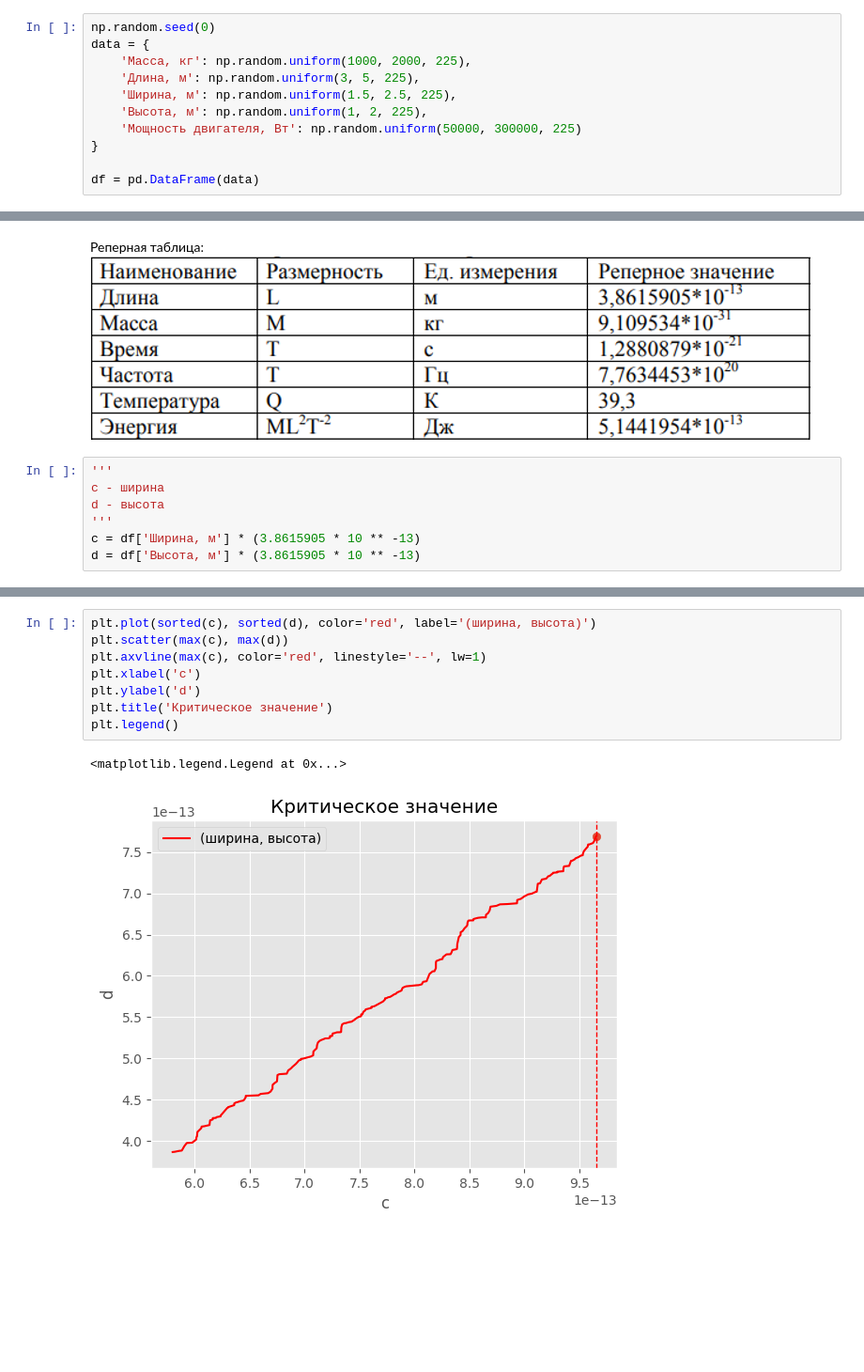
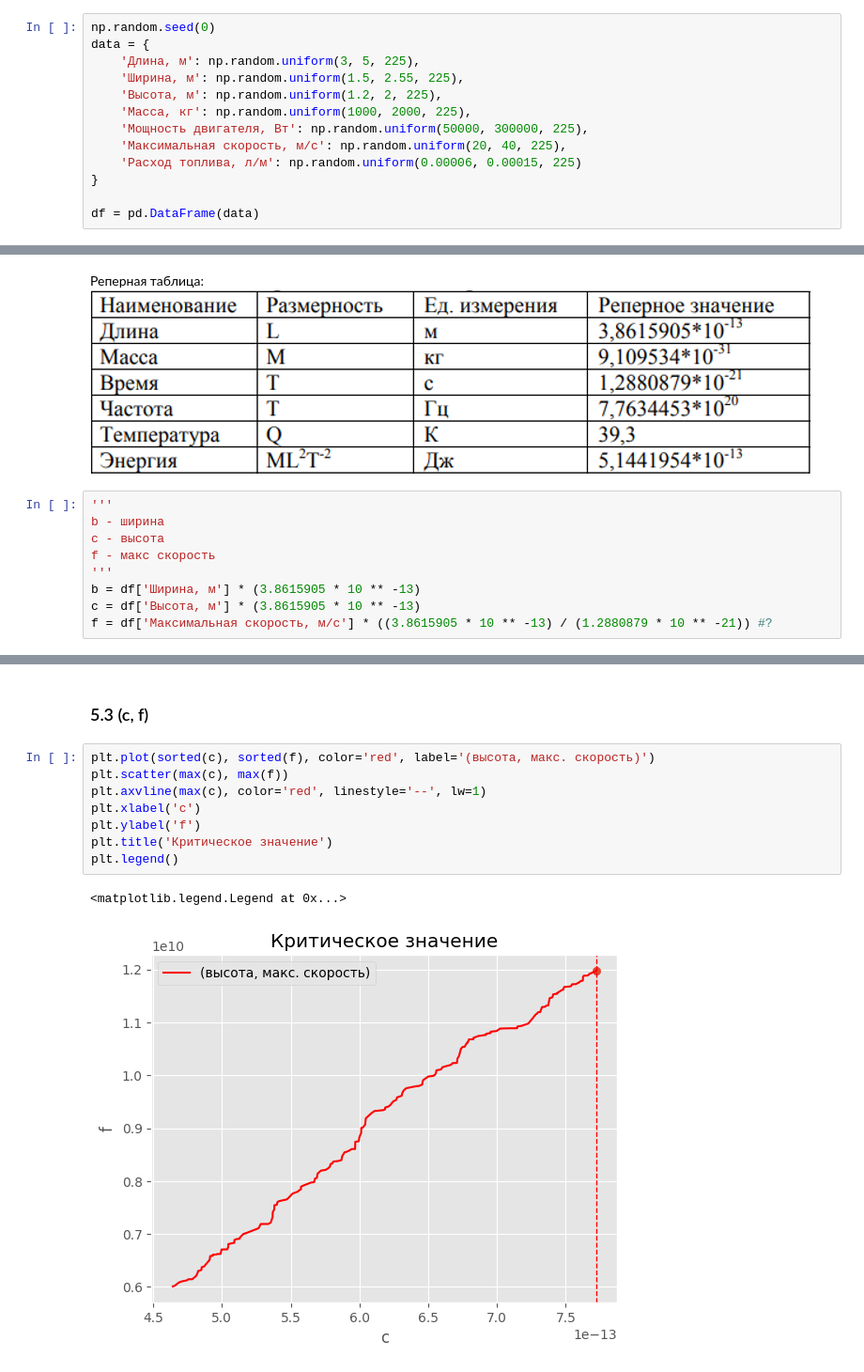
Before and after one commit to DaniilAszn/Sci-tech_methods_cours, a Jupyter notebook: Dimensionless_complexes_example.ipynb, the cells around one changed output, grey strips where cells are left out. Shown: that part at 94% size. Saved outputs shown, nothing was run; the diff lists cells and outputs as text; blank space fills up the shorter version.

```diff
--- a/Dimensionless_complexes_example.ipynb
+++ b/Dimensionless_complexes_example.ipynb
@@ -21,11 +17,13 @@ plt.style.use('ggplot')
 # %%
 np.random.seed(0)
 data = {
+    'Длина, м': np.random.uniform(3, 5, 225),
+    'Ширина, м': np.random.uniform(1.5, 2.55, 225),
+    'Высота, м': np.random.uniform(1.2, 2, 225),
     'Масса, кг': np.random.uniform(1000, 2000, 225),
-    'Длина, м': np.random.uniform(3, 5, 225),
-    'Ширина, м': np.random.uniform(1.5, 2.5, 225),
-    'Высота, м': np.random.uniform(1, 2, 225),
-    'Мощность двигателя, Вт': np.random.uniform(50000, 300000, 225)
+    'Мощность двигателя, Вт': np.random.uniform(50000, 300000, 225),
+    'Максимальная скорость, м/с': np.random.uniform(20, 40, 225),
+    'Расход топлива, л/м': np.random.uniform(0.00006, 0.00015, 225)
 }
 
 df = pd.DataFrame(data)
@@ -204,8 +286,10 @@ ax3.legend()
 ![image.png](embedded-picture-1)
 # %%
 '''
-c - ширина
-d - высота
+b - ширина
+c - высота
+f - макс скорость
 '''
-c = df['Ширина, м'] * (3.8615905 * 10 ** -13)
-d = df['Высота, м'] * (3.8615905 * 10 ** -13)
+b = df['Ширина, м'] * (3.8615905 * 10 ** -13)
+c = df['Высота, м'] * (3.8615905 * 10 ** -13)
+f = df['Максимальная скорость, м/с'] * ((3.8615905 * 10 ** -13) / (1.2880879 * 10 ** -21)) #?
@@ -212,11 +322,13 @@ d = df['Высота, м'] * (3.8615905 * 10 ** -13)
+# %% [markdown]
+### 5.3 (с, f)
 # %%
-plt.plot(sorted(c), sorted(d), color='red', label='(ширина, высота)')
-plt.scatter(max(c), max(d))
+plt.plot(sorted(c), sorted(f), color='red', label='(высота, макс. скорость)')
+plt.scatter(max(c), max(f))
 plt.axvline(max(c), color='red', linestyle='--', lw=1)
-plt.xlabel('c')
-plt.ylabel('d')
+plt.xlabel('с')
+plt.ylabel('f')
 plt.title('Критическое значение')
 plt.legend()
 # %% [output]
 <matplotlib.legend.Legend at 0x...>
-[figure, old version]
+[figure, new version]
```
Also changed, not shown: parts of 28 cells of this notebook.
